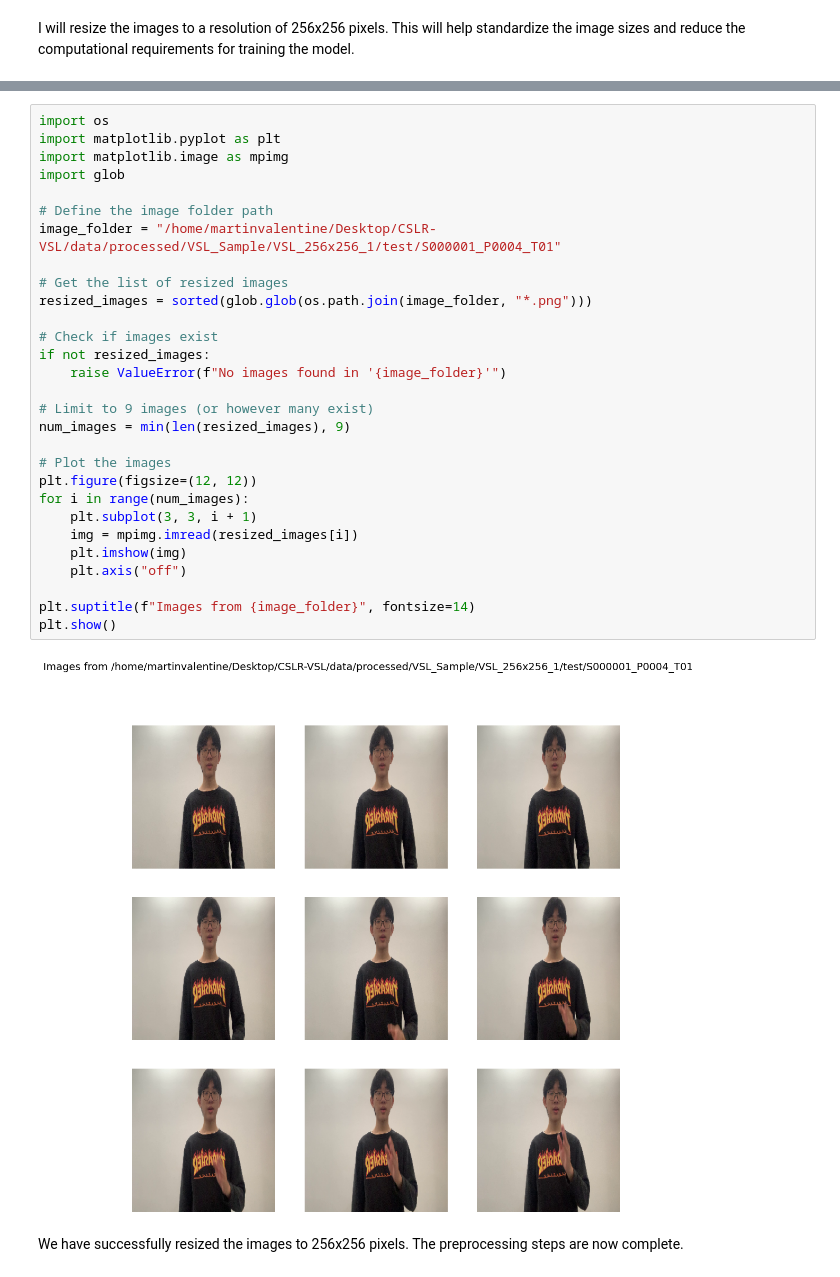
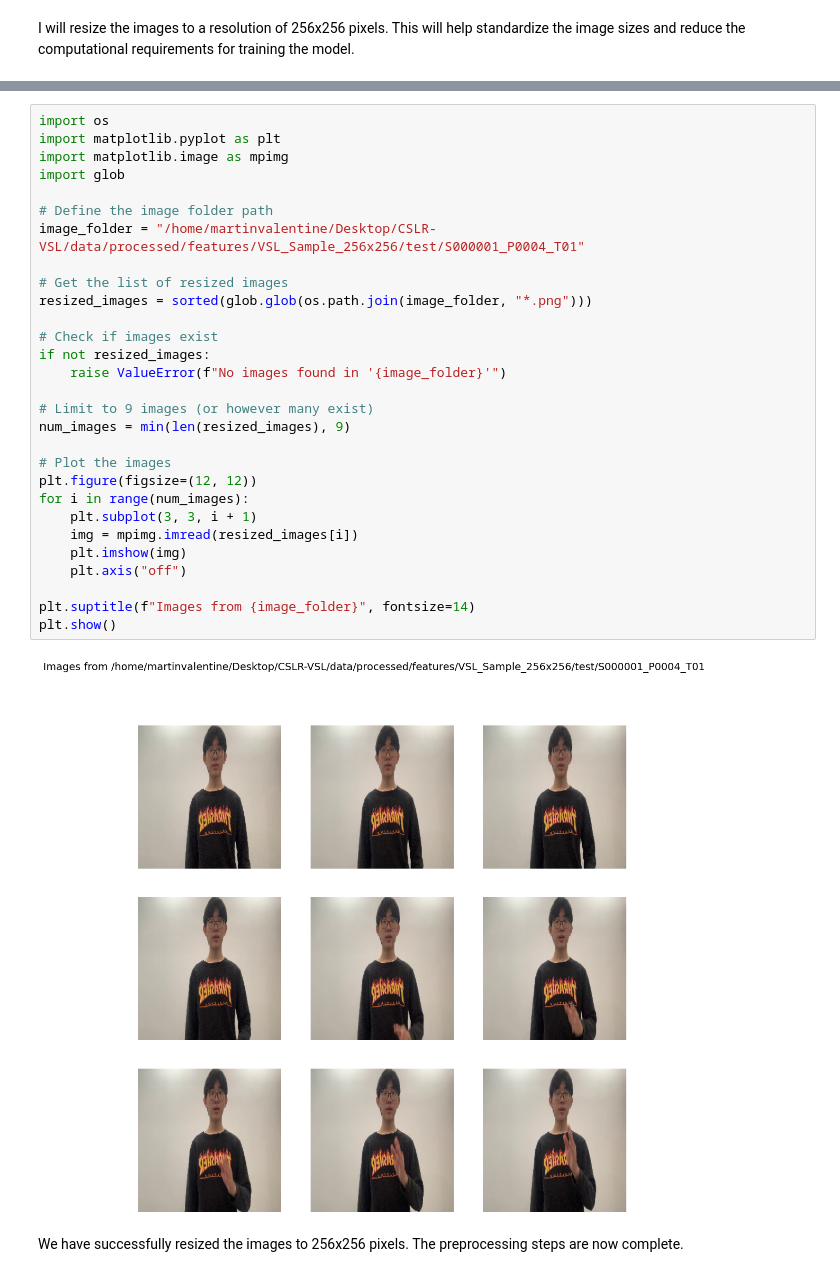
Before and after one commit to martinvalentine/CSLR-VSL, a Jupyter notebook: notebooks/pipeline_corrnet.ipynb, the cells around one changed output, grey strips where cells are left out. Cells and saved outputs as stored; diff of their text form.

```diff
--- a/notebooks/pipeline_corrnet.ipynb
+++ b/notebooks/pipeline_corrnet.ipynb
@@ -755,34 +629,34 @@ Image resizing complete for all splits!
 # %%
 import os
 import matplotlib.pyplot as plt
 import matplotlib.image as mpimg
 import glob
 
 # Define the image folder path
-image_folder = "/home/martinvalentine/Desktop/CSLR-VSL/data/processed/VSL_Sample/VSL_256x256_1/test/S000001_P0004_T01"
+image_folder = "/home/martinvalentine/Desktop/CSLR-VSL/data/processed/features/VSL_Sample_256x256/test/S000001_P0004_T01"
 
 # Get the list of resized images
 resized_images = sorted(glob.glob(os.path.join(image_folder, "*.png")))
 
 # Check if images exist
 if not resized_images:
     raise ValueError(f"No images found in '{image_folder}'")
 
 # Limit to 9 images (or however many exist)
 num_images = min(len(resized_images), 9)
 
 # Plot the images
 plt.figure(figsize=(12, 12))
 for i in range(num_images):
     plt.subplot(3, 3, i + 1)
     img = mpimg.imread(resized_images[i])
     plt.imshow(img)
     plt.axis("off")
 
 plt.suptitle(f"Images from {image_folder}", fontsize=14)
 plt.show()
 # %% [output]
-[figure, old version]
+[figure, new version]
 # %% [markdown]
 We have successfully resized the images to 256x256 pixels. The preprocessing steps are now complete.
 # %%
```
Also changed, not shown: parts of 16 cells of this notebook.
